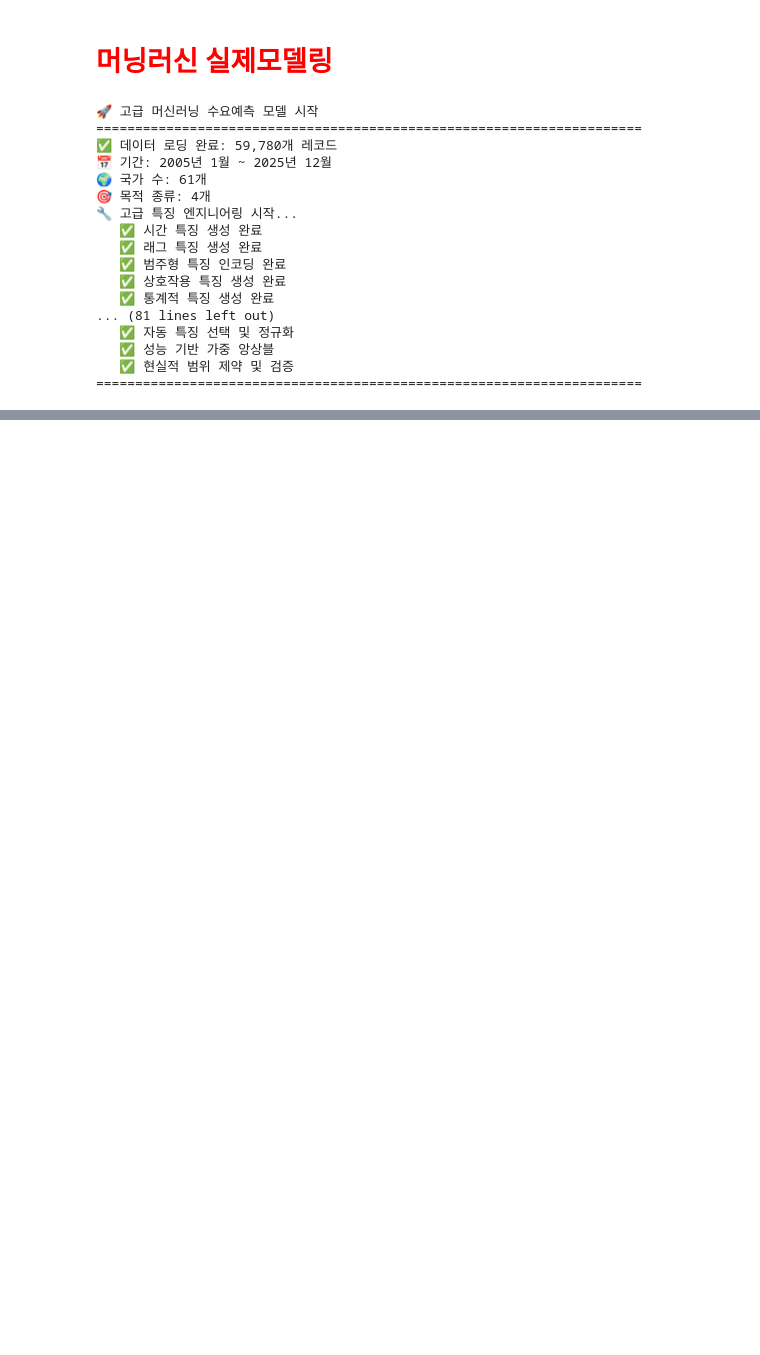
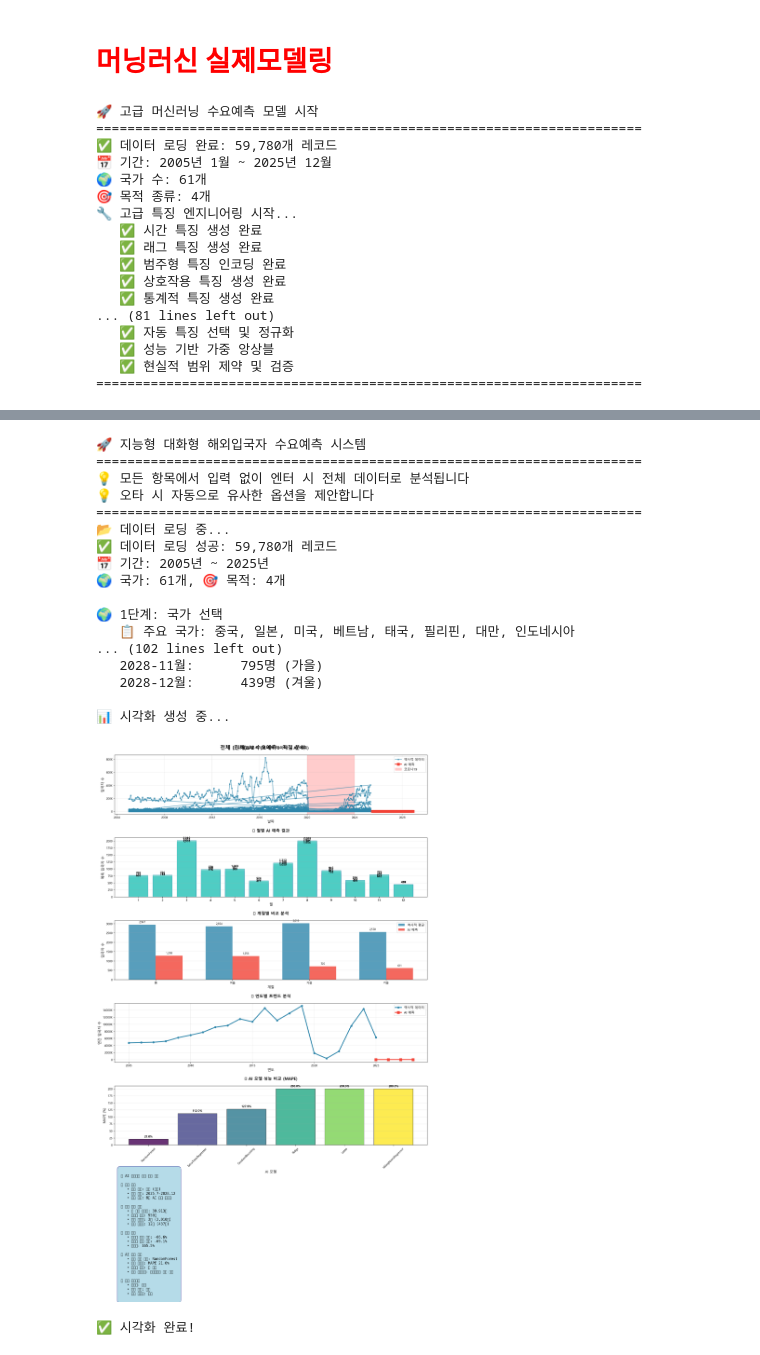
Before and after one commit to codingSsakAi/1stProject, a Jupyter notebook: jun/모델링/머닝러신 실제 모델링.ipynb, the cells around one changed output, grey strips where cells are left out. Cells and saved outputs as stored; diff of their text form; code cells hidden in the pictures; blank space fills up the shorter version.

```diff
--- a/jun/모델링/머닝러신 실제 모델링.ipynb
+++ b/jun/모델링/머닝러신 실제 모델링.ipynb
@@ -680,0 +4174,22 @@ print("="*70)
+# %%
+interactive_smart_forecast()
+# %% [output]
+🚀 지능형 대화형 해외입국자 수요예측 시스템
+======================================================================
+💡 모든 항목에서 입력 없이 엔터 시 전체 데이터로 분석됩니다
+💡 오타 시 자동으로 유사한 옵션을 제안합니다
+======================================================================
+📂 데이터 로딩 중...
+✅ 데이터 로딩 성공: 59,780개 레코드
+📅 기간: 2005년 ~ 2025년
+🌍 국가: 61개, 🎯 목적: 4개
+
+🌍 1단계: 국가 선택
+   📋 주요 국가: 중국, 일본, 미국, 베트남, 태국, 필리핀, 대만, 인도네시아
+... (102 lines left out)
+   2028-11월:      795명 (가을)
+   2028-12월:      439명 (겨울)
+
+📊 시각화 생성 중...
+[figure, added]
+✅ 시각화 완료!
```
Also changed, not shown: parts of 11 cells of this notebook, 5 other files.
